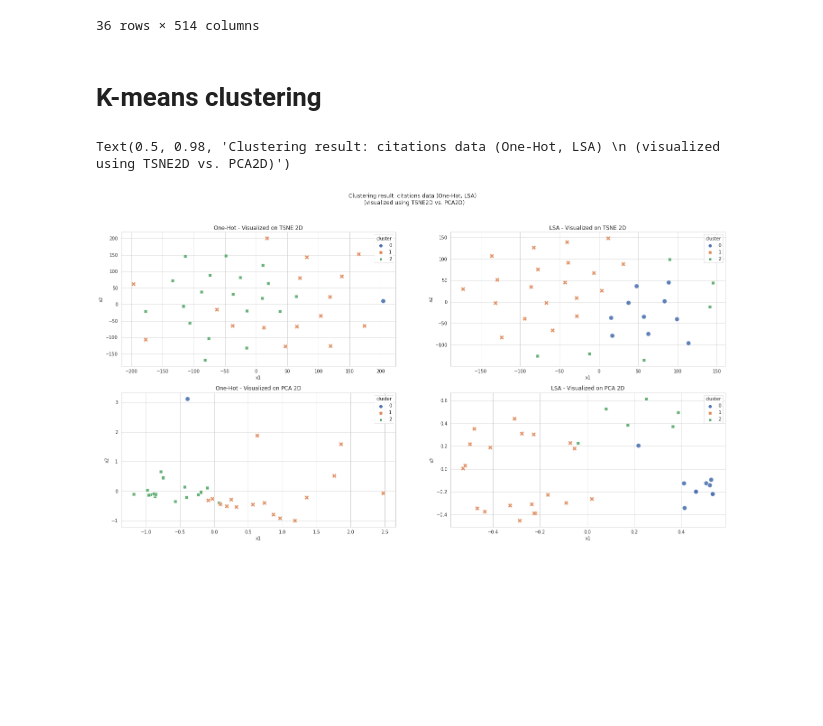
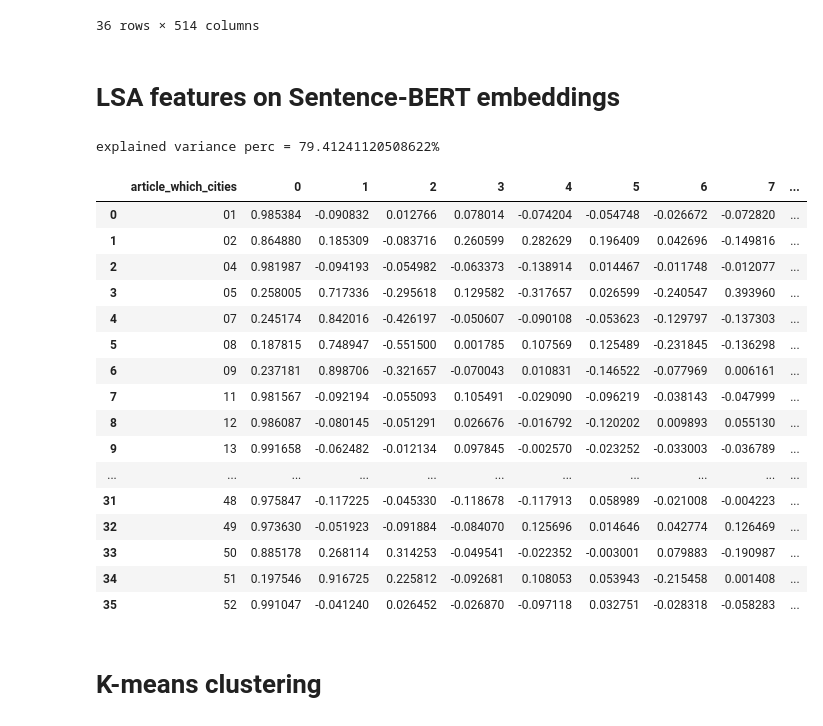
Before and after one commit to mozo64/xai-survey, a Jupyter notebook: src/clustering.ipynb, the cells around one changed output. Saved outputs shown, nothing was run; the diff lists cells and outputs as text; code cells hidden in the pictures; blank space fills up the shorter version.

```diff
--- a/src/clustering.ipynb
+++ b/src/clustering.ipynb
@@ -262,6 +283,30 @@ df_edges_bert
 | 34 | 51 | -0.008846 | 0.001217 | -0.054693 | -0.029734 | 0.095923 | -0.016853 | -0.036765 | 0.040944 | 0.029262 | ... |
 | 35 | 52 | 0.010460 | -0.031211 | -0.032112 | -0.052578 | 0.105989 | -0.042446 | 0.012022 | -0.000209 | 0.019478 | ... |
 36 rows × 514 columns
+# %% [markdown]
+# LSA features on Sentence-BERT embeddings
+# %%
+df_edges_bert_lsa = get_LSA(df_edges_bert, 'article_which_cities', 8)
+df_edges_bert_lsa
+# %% [output]
+explained variance perc = 79.41241120508622%
+|  | article_which_cities | 0 | 1 | 2 | 3 | 4 | 5 | 6 | 7 | ... |
+| 0 | 01 | 0.985384 | -0.090832 | 0.012766 | 0.078014 | -0.074204 | -0.054748 | -0.026672 | -0.072820 | ... |
+| 1 | 02 | 0.864880 | 0.185309 | -0.083716 | 0.260599 | 0.282629 | 0.196409 | 0.042696 | -0.149816 | ... |
+| 2 | 04 | 0.981987 | -0.094193 | -0.054982 | -0.063373 | -0.138914 | 0.014467 | -0.011748 | -0.012077 | ... |
+| 3 | 05 | 0.258005 | 0.717336 | -0.295618 | 0.129582 | -0.317657 | 0.026599 | -0.240547 | 0.393960 | ... |
+| 4 | 07 | 0.245174 | 0.842016 | -0.426197 | -0.050607 | -0.090108 | -0.053623 | -0.129797 | -0.137303 | ... |
+| 5 | 08 | 0.187815 | 0.748947 | -0.551500 | 0.001785 | 0.107569 | 0.125489 | -0.231845 | -0.136298 | ... |
+| 6 | 09 | 0.237181 | 0.898706 | -0.321657 | -0.070043 | 0.010831 | -0.146522 | -0.077969 | 0.006161 | ... |
+| 7 | 11 | 0.981567 | -0.092194 | -0.055093 | 0.105491 | -0.029090 | -0.096219 | -0.038143 | -0.047999 | ... |
+| 8 | 12 | 0.986087 | -0.080145 | -0.051291 | 0.026676 | -0.016792 | -0.120202 | 0.009893 | 0.055130 | ... |
+| 9 | 13 | 0.991658 | -0.062482 | -0.012134 | 0.097845 | -0.002570 | -0.023252 | -0.033003 | -0.036789 | ... |
+| ... | ... | ... | ... | ... | ... | ... | ... | ... | ... | ... |
+| 31 | 48 | 0.975847 | -0.117225 | -0.045330 | -0.118678 | -0.117913 | 0.058989 | -0.021008 | -0.004223 | ... |
+| 32 | 49 | 0.973630 | -0.051923 | -0.091884 | -0.084070 | 0.125696 | 0.014646 | 0.042774 | 0.126469 | ... |
+| 33 | 50 | 0.885178 | 0.268114 | 0.314253 | -0.049541 | -0.022352 | -0.003001 | 0.079883 | -0.190987 | ... |
+| 34 | 51 | 0.197546 | 0.916725 | 0.225812 | -0.092681 | 0.108053 | 0.053943 | -0.215458 | 0.001408 | ... |
+| 35 | 52 | 0.991047 | -0.041240 | 0.026452 | -0.026870 | -0.097118 | 0.032751 | -0.028318 | -0.058283 | ... |
 # %% [markdown]
 # K-means clustering
 # %%
@@ -282,56 +326,0 @@ df_edges_bert['cluster_kmeans'] = kmeans.labels_
-# %%
-df_only_one_hots = df_edges_one_hot.loc[:, (df_edges_one_hot.columns != 'article_which_cities') & (df_edges_one_hot.columns != 'cluster_kmeans')]
-df_only_lsa = df_edges_lsa.loc[:, (df_edges_lsa.columns != 'article_which_cities') & (df_edges_lsa.columns != 'cluster_kmeans')]
-df_only_bert = df_edges_bert.loc[:, (df_edges_bert.columns != 'article_which_cities') & (df_edges_bert.columns != 'cluster_kmeans')]
-
-df_tsne_one_hots = pd.DataFrame(TSNE(n_components=2).fit_transform(df_only_one_hots))
-df_tsne_one_hots['cluster'] = df_edges_one_hot['cluster_kmeans']
-df_tsne_one_hots.columns = ['x1', 'x2', 'cluster']
-df_tsne_one_hots['article_which_cities'] = df_edges_one_hot['article_which_cities']
-
-df_tsne_lsa = pd.DataFrame(TSNE(n_components=2).fit_transform(df_only_lsa))
-df_tsne_lsa['cluster'] = df_edges_lsa['cluster_kmeans']
-df_tsne_lsa.columns = ['x1', 'x2', 'cluster']
-df_tsne_lsa['article_which_cities'] = df_edges_lsa['article_which_cities']
-
-df_tsne_bert = pd.DataFrame(TSNE(n_components=2).fit_transform(df_only_bert))
-df_tsne_bert['cluster'] = df_edges_bert['cluster_kmeans']
-df_tsne_bert.columns = ['x1', 'x2', 'cluster']
-df_tsne_bert['article_which_cities'] = df_edges_bert['article_which_cities']
-
-df_pca_one_hots = pd.DataFrame(PCA(n_components=2).fit_transform(df_only_one_hots))
-df_pca_one_hots['cluster'] = df_edges_one_hot['cluster_kmeans']
-df_pca_one_hots.columns = ['x1', 'x2', 'cluster']
-df_pca_one_hots['article_which_cities'] = df_edges_one_hot['article_which_cities']
-
-df_pca_lsa = pd.DataFrame(PCA(n_components=2).fit_transform(df_only_lsa))
-df_pca_lsa['cluster'] = df_edges_lsa['cluster_kmeans']
-df_pca_lsa.columns = ['x1', 'x2', 'cluster']
-df_pca_lsa['article_which_cities'] = df_edges_lsa['article_which_cities']
-
-df_pca_bert = pd.DataFrame(PCA(n_components=2).fit_transform(df_only_lsa))
-df_pca_bert['cluster'] = df_edges_bert['cluster_kmeans']
-df_pca_bert.columns = ['x1', 'x2', 'cluster']
-df_pca_bert['article_which_cities'] = df_edges_bert['article_which_cities']
-
-fig, ax = plt.subplots(2, 2, figsize=(12*2,6*2))
-sns.scatterplot(data=df_tsne_one_hots, x='x1', y='x2', hue='cluster', style='cluster', legend="full", alpha=0.9, palette="deep", s=100, ax=ax[0,0])
-ax[0,0].set_title('One-Hot - Visualized on TSNE 2D')
-sns.scatterplot(data=df_tsne_lsa, x='x1', y='x2', hue='cluster', style='cluster', legend="full", alpha=0.9, palette="deep", s=100, ax=ax[0,1])
-ax[0,1].set_title('LSA - Visualized on TSNE 2D')
-# sns.scatterplot(data=df_tsne_bert, x='x1', y='x2', hue='cluster', style='cluster', legend="full", alpha=0.9, palette="deep", s=100, ax=ax[0,2])
-# ax[0,2].set_title('** BERT - Visualized on TSNE 2D')
-
-sns.scatterplot(data=df_pca_one_hots, x='x1', y='x2', hue='cluster', style='cluster', legend="full", alpha=0.9, palette="deep", s=100, ax=ax[1,0])
-ax[1,0].set_title('One-Hot - Visualized on PCA 2D')
-sns.scatterplot(data=df_pca_lsa, x='x1', y='x2', hue='cluster', style='cluster', legend="full", alpha=0.9, palette="deep", s=100, ax=ax[1,1])
-ax[1,1].set_title('LSA - Visualized on PCA 2D')
-# sns.scatterplot(data=df_pca_bert, x='x1', y='x2', hue='cluster', style='cluster', legend="full", alpha=0.9, palette="deep", s=100, ax=ax[1,2])
-# ax[1,2].set_title('** BERT - Visualized on PCA 2D')
-
-
-fig.suptitle('Clustering result: citations data (One-Hot, LSA) \n (visualized using TSNE2D vs. PCA2D)') #and abstracts (BERT)
-# display(fig)
-# %% [output]
-Text(0.5, 0.98, 'Clustering result: citations data (One-Hot, LSA) \n (visualized using TSNE2D vs. PCA2D)')
-[figure, removed]
```
Also changed, not shown: parts of 14 cells of this notebook.
